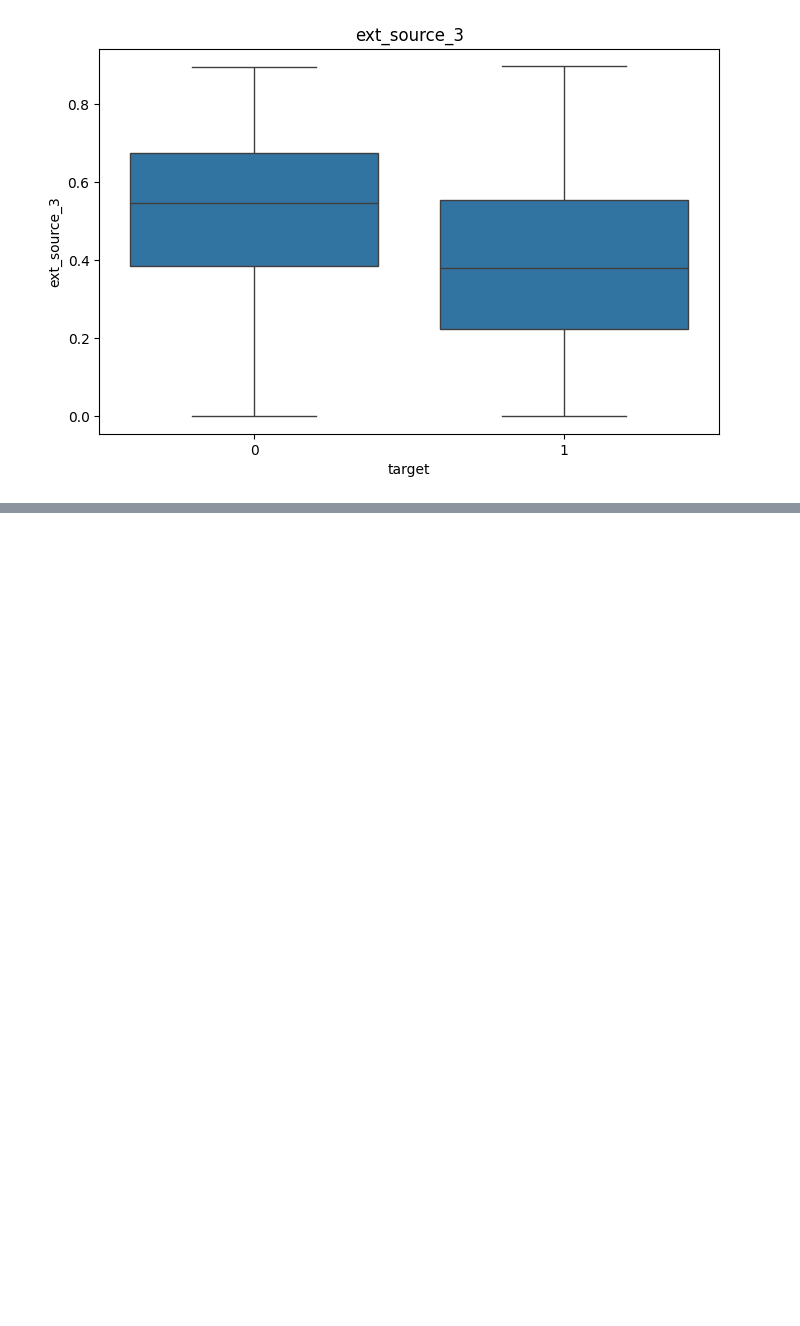
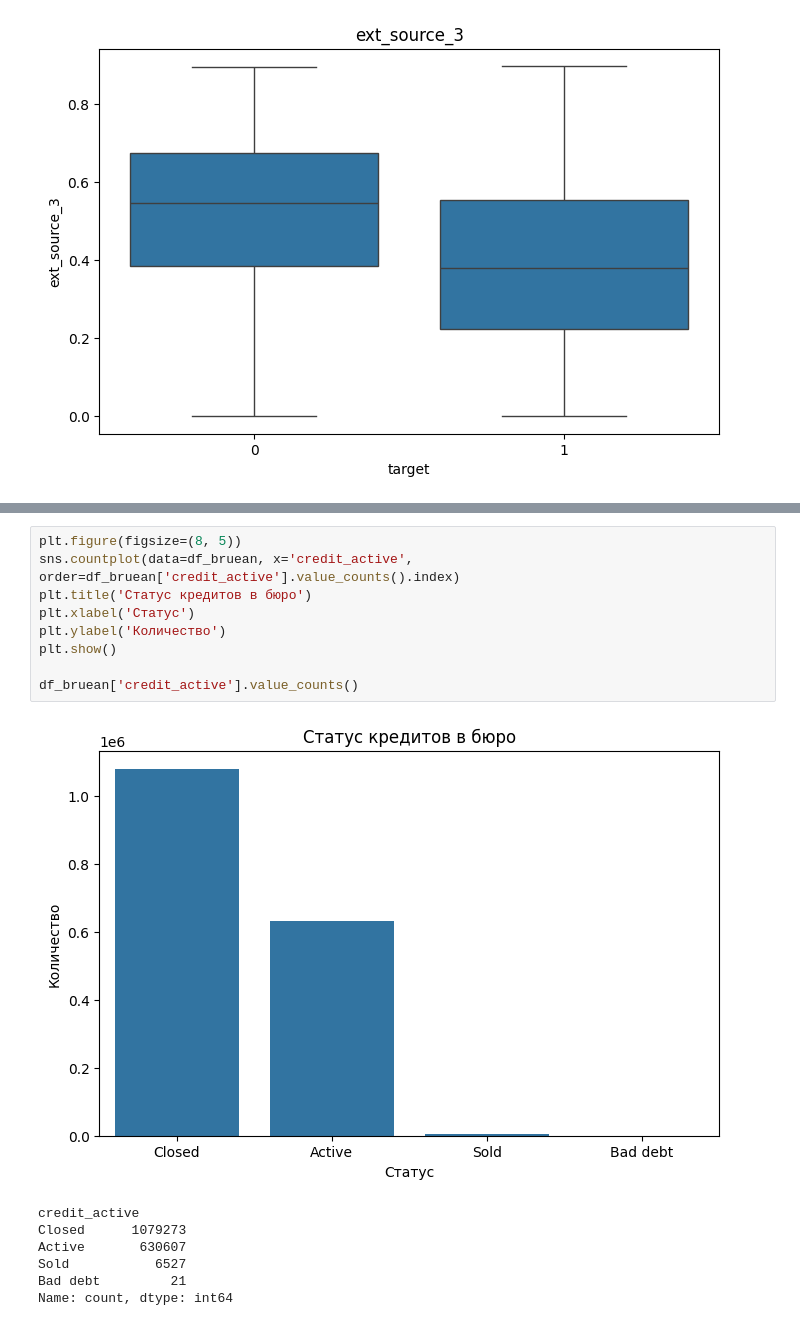
Before and after one commit to malakhovs04/Home-Credit-Default-Risk, a Jupyter notebook: check_tables.ipynb, the cells around one changed output, grey strips where cells are left out. Cells and saved outputs as stored; diff of their text form; blank space fills up the shorter version.

```diff
--- a/check_tables.ipynb
+++ b/check_tables.ipynb
@@ -299,0 +411,17 @@ plt.show()
+# %%
+plt.figure(figsize=(8, 5))
+sns.countplot(data=df_bruean, x='credit_active', order=df_bruean['credit_active'].value_counts().index)
+plt.title('Статус кредитов в бюро')
+plt.xlabel('Статус')
+plt.ylabel('Количество')
+plt.show()
+
+df_bruean['credit_active'].value_counts()
+# %% [output]
+[figure, added]
+credit_active
+Closed      1079273
+Active       630607
+Sold           6527
+Bad debt         21
+Name: count, dtype: int64
```
Also changed, not shown: parts of 10 cells of this notebook.
